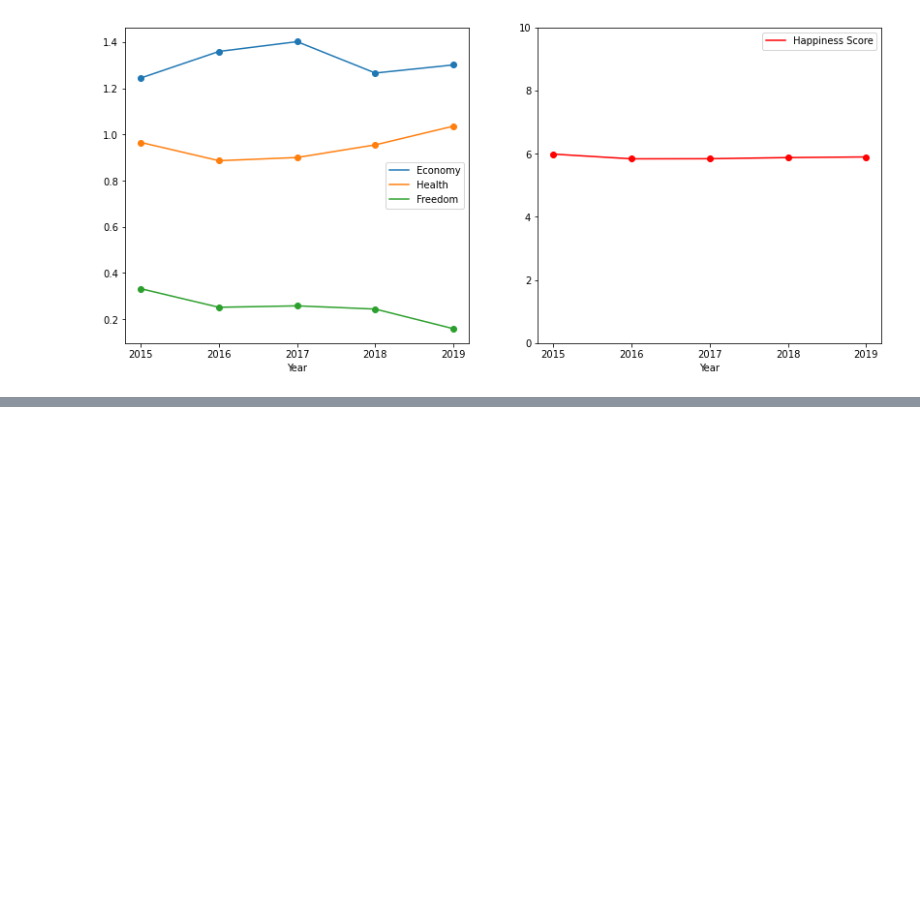
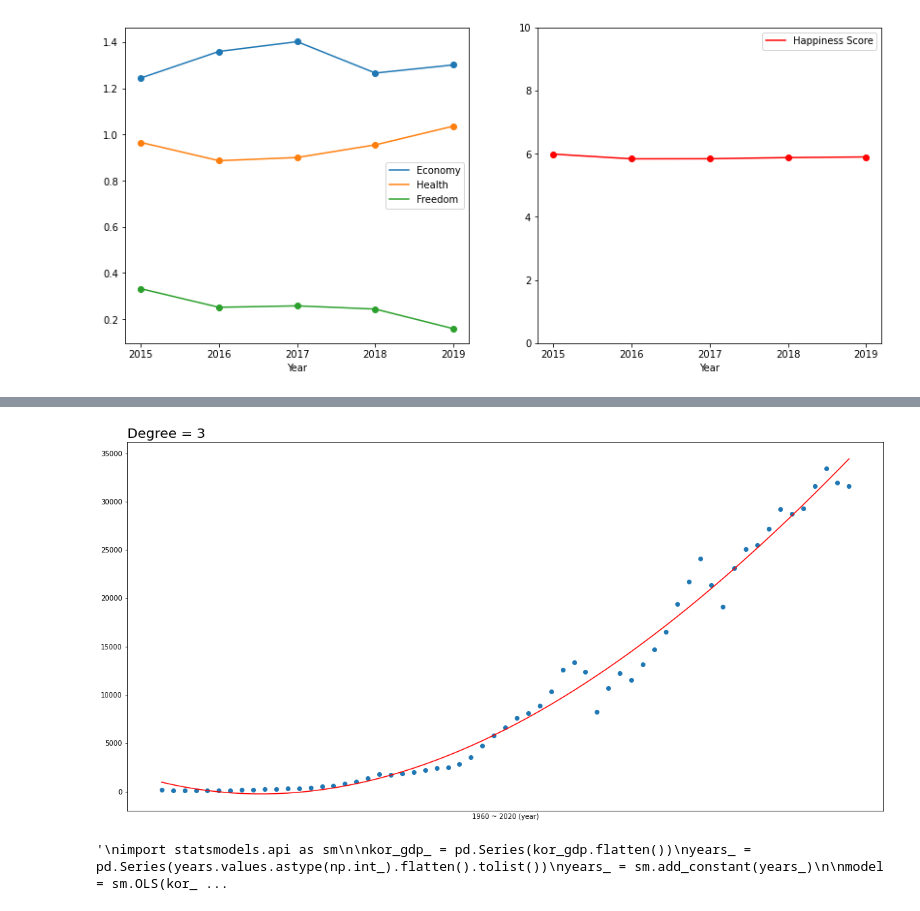
Before and after one commit to denev6/baekjoon, a Jupyter notebook: korea.ipynb, the cells around one changed output, grey strips where cells are left out. Saved outputs shown, nothing was run; the diff lists cells and outputs as text; code cells hidden in the pictures; blank space fills up the shorter version.

```diff
--- a/korea.ipynb
+++ b/korea.ipynb
@@ -99,0 +173,12 @@ plt.show()
+# %%
+predicted = model_3.predict(years_3)
+
+plt.figure(figsize=(20, 10))
+plt.scatter(years, kor_gdp)
+plt.plot(years, predicted, color="r")
+plt.title("Degree = 3", loc="left", fontsize=20)
+plt.xticks([])
+plt.xlabel("1960 ~ 2020 (year)")
+plt.show()
+# %% [output]
+[figure, added]
@@ -99,0 +187,21 @@ plt.show()
+# %%
+"""
+import statsmodels.api as sm
+
+kor_gdp_ = pd.Series(kor_gdp.flatten())
+years_ = pd.Series(years.values.astype(np.int_).flatten().tolist())
+years_ = sm.add_constant(years_)
+
+model = sm.OLS(kor_gdp_, years_)
+trained_model = model.fit()
+trained_model.summary()
+
+predicted_gdp = trained_model.predict(years_)
+
+plt.figure(figsize=(12, 6))
+plt.scatter(years, kor_gdp)
+plt.plot(years, predicted_gdp)
+plt.show()
+"""
+# %% [output]
+'\nimport statsmodels.api as sm\n\nkor_gdp_ = pd.Series(kor_gdp.flatten())\nyears_ = pd.Series(years.values.astype(np.int_).flatten().tolist())\nyears_ = sm.add_constant(years_)\n\nmodel = sm.OLS(kor_ ...
```
Also changed, not shown: parts of 6 cells of this notebook, 1 other file.
